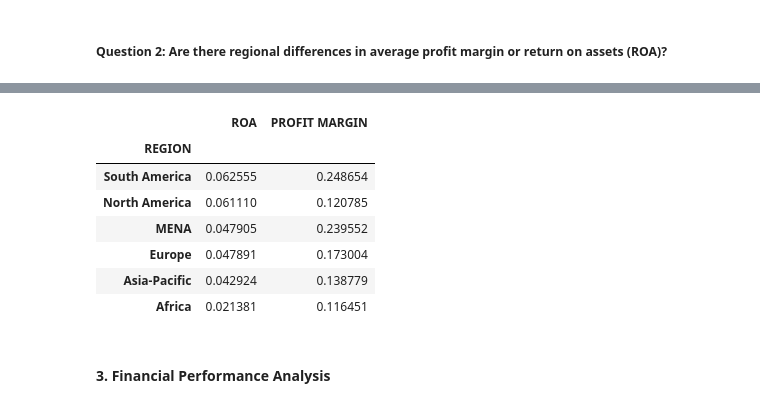
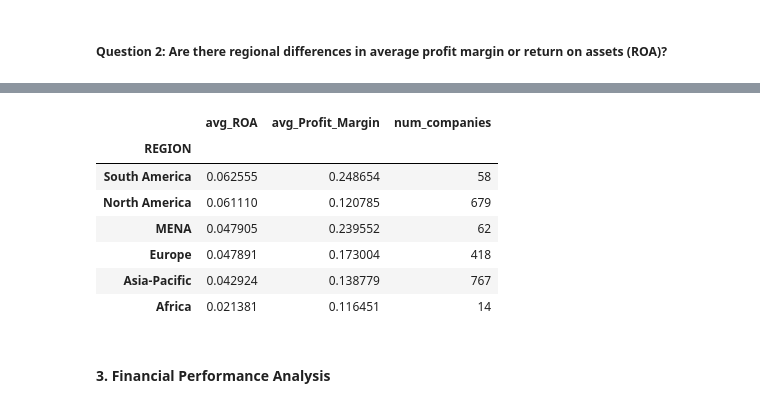
Before and after one commit to GauriR011/Forbes-Global-2025, a Jupyter notebook: Code.ipynb, the cells around one changed output, grey strips where cells are left out. Saved outputs shown, nothing was run; the diff lists cells and outputs as text; code cells hidden in the pictures.

```diff
--- a/Code.ipynb
+++ b/Code.ipynb
@@ -443,14 +454,17 @@ df['REGION'] = df['HEADQUARTERS'].map(country_region_map)
 # %%
-grouped_region = df.groupby('REGION').agg({"ROA":'mean', "PROFIT MARGIN": 'mean'}).sort_values(by=["ROA", "PROFIT MARGIN"], ascending=[False, False])
+grouped_region = df.groupby('REGION').agg(
+    avg_ROA = ('ROA','mean'),
+    avg_Profit_Margin = ('PROFIT MARGIN', 'mean'),
+    num_companies = ('RANK', 'count')).sort_values(by=["avg_ROA", "avg_Profit_Margin"], ascending=[False, False])
 grouped_region
 
 # Insights = ...
 # %% [output]
-|  | ROA | PROFIT MARGIN |
-| REGION |  |  |
-| South America | 0.062555 | 0.248654 |
-| North America | 0.061110 | 0.120785 |
-| MENA | 0.047905 | 0.239552 |
-| Europe | 0.047891 | 0.173004 |
-| Asia-Pacific | 0.042924 | 0.138779 |
-| Africa | 0.021381 | 0.116451 |
+|  | avg_ROA | avg_Profit_Margin | num_companies |
+| REGION |  |  |  |
+| South America | 0.062555 | 0.248654 | 58 |
+| North America | 0.061110 | 0.120785 | 679 |
+| MENA | 0.047905 | 0.239552 | 62 |
+| Europe | 0.047891 | 0.173004 | 418 |
+| Asia-Pacific | 0.042924 | 0.138779 | 767 |
+| Africa | 0.021381 | 0.116451 | 14 |
```
Also changed, not shown: parts of 21 cells of this notebook, 3 other files.
